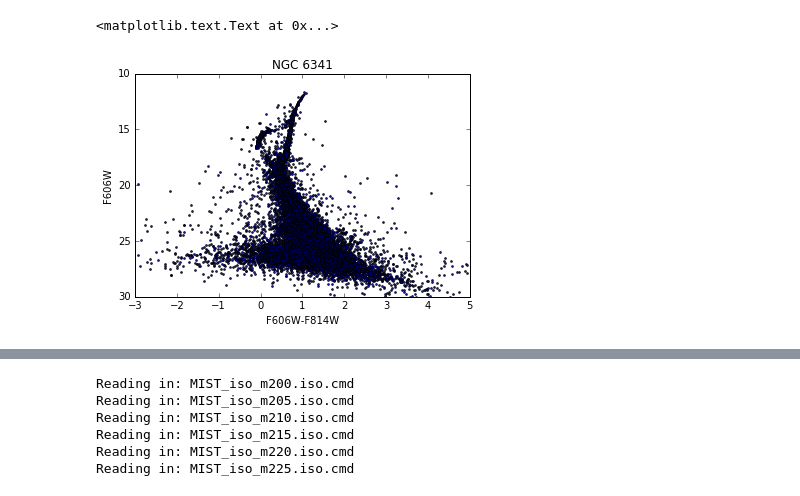
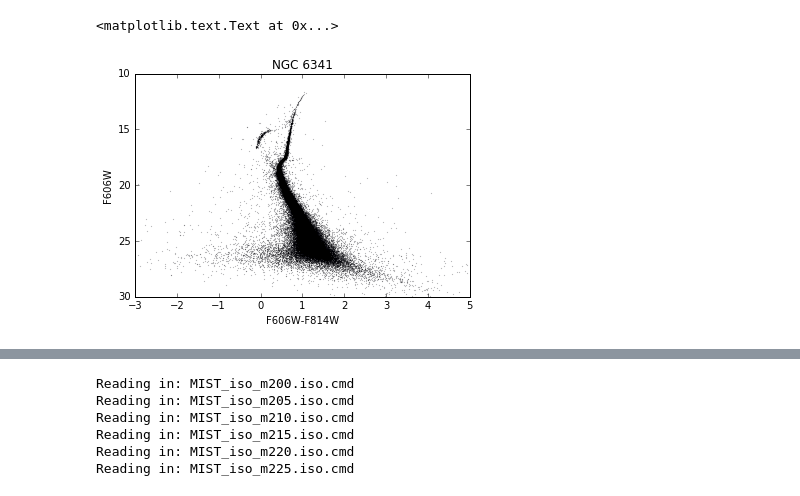
Before and after one commit to dgorthi/ay250, a Jupyter notebook: hw03/isochrone_fitting.ipynb, the cells around one changed output, grey strips where cells are left out. Cells and saved outputs as stored; diff of their text form; code cells hidden in the pictures.

```diff
--- a/hw03/isochrone_fitting.ipynb
+++ b/hw03/isochrone_fitting.ipynb
@@ -10,13 +14,13 @@ from scipy.stats import norm
 # %%
 data = np.loadtxt('NGC6341.M92/final/REAL/NGC6341R.RDVIQ.cal.adj.zpt',usecols=(3,7),skiprows=1).T
 
 f,ax = plt.subplots()
-ax.scatter((data[0]-data[1]),data[0],s=3.,alpha=0.8)
+ax.scatter((data[0]-data[1]),data[0],s=0.01)
 ax.set_ylim(30,10)
 ax.set_xlim(-3,5)
 ax.set_xlabel(r'F606W-F814W')
 ax.set_ylabel(r'F606W')
 ax.set_title('NGC 6341')
 # %% [output]
 <matplotlib.text.Text at 0x...>
-[figure, old version]
+[figure, new version]
```
Also changed, not shown: parts of 22 cells of this notebook.
